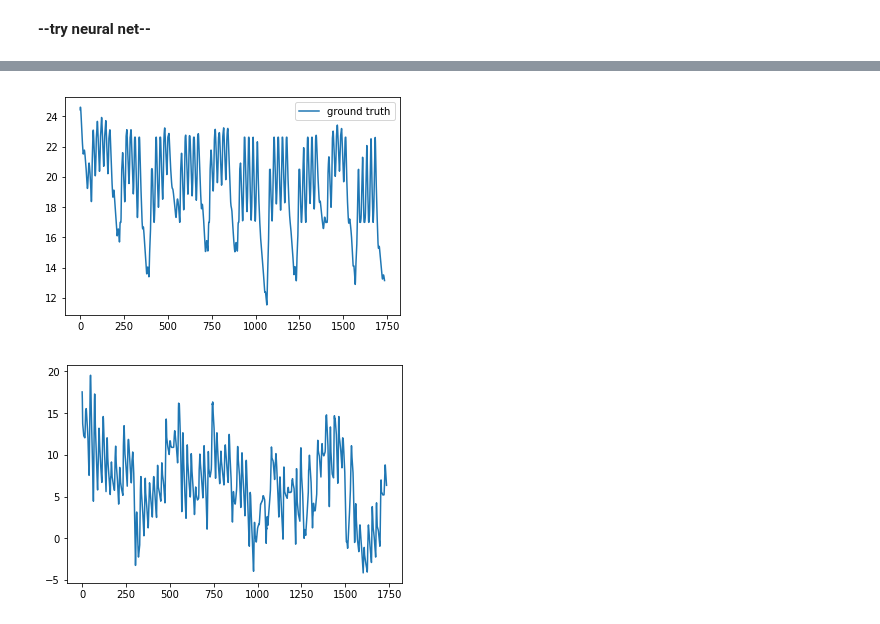
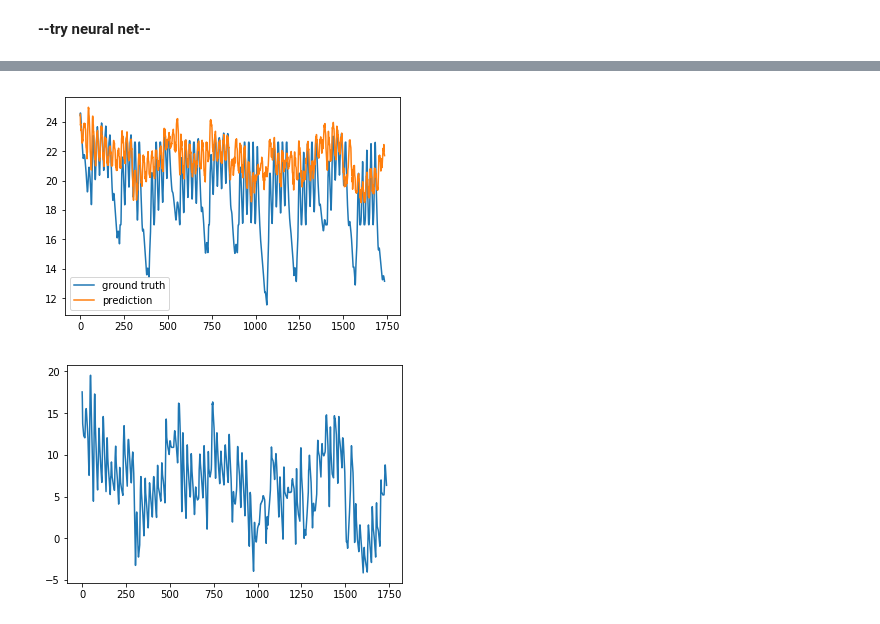
Before and after one commit to adelegi/Challenge_ENS, a Jupyter notebook: X.ipynb, the cells around one changed output, grey strips where cells are left out. Drawn from its saved outputs; the diff is of its cells as text; code cells hidden in the pictures.

```diff
--- a/X.ipynb
+++ b/X.ipynb
@@ -74,5 +100,5 @@ print(x_train.shape, y_train.shape)
 # %%
-neural_net = MLPRegressor(hidden_layer_sizes=(300,), validation_fraction = 0.2, early_stopping = False,
+neural_net = MLPRegressor(hidden_layer_sizes=(500, 200), validation_fraction = 0.2, early_stopping = False,
                                    verbose = True, random_state = 777, learning_rate='constant',
                                    learning_rate_init=0.0001, tol=1e-6)
 
@@ -104,11 +130,11 @@ y_hat = neural_net.predict(x_test)
 # %%
 plt.figure()
 plt.plot(y_test, label='ground truth')
-#plt.plot(y_hat, label='prediction')
+plt.plot(y_hat, label='prediction')
 plt.legend()
 plt.show()
 # %% [output]
-[figure, old version]
+[figure, new version]
 # %%
 plt.figure()
 plt.plot(x_test[:, 0])
```
Also changed, not shown: parts of 82 cells of this notebook, 3 other files.
